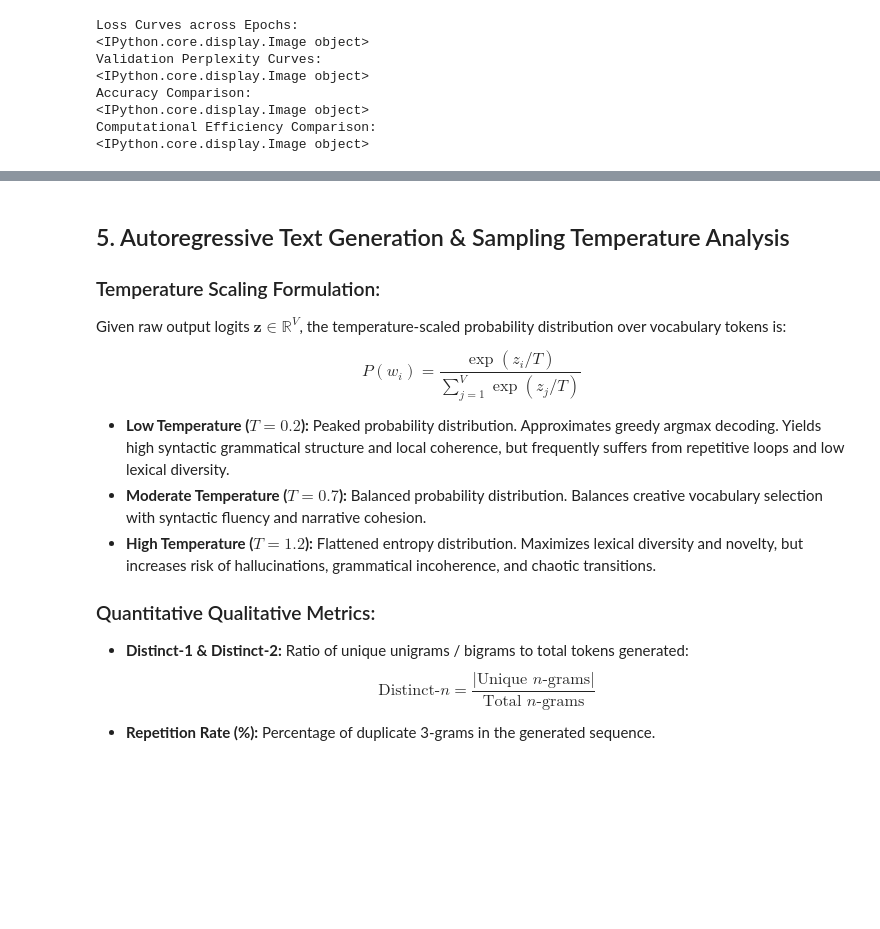
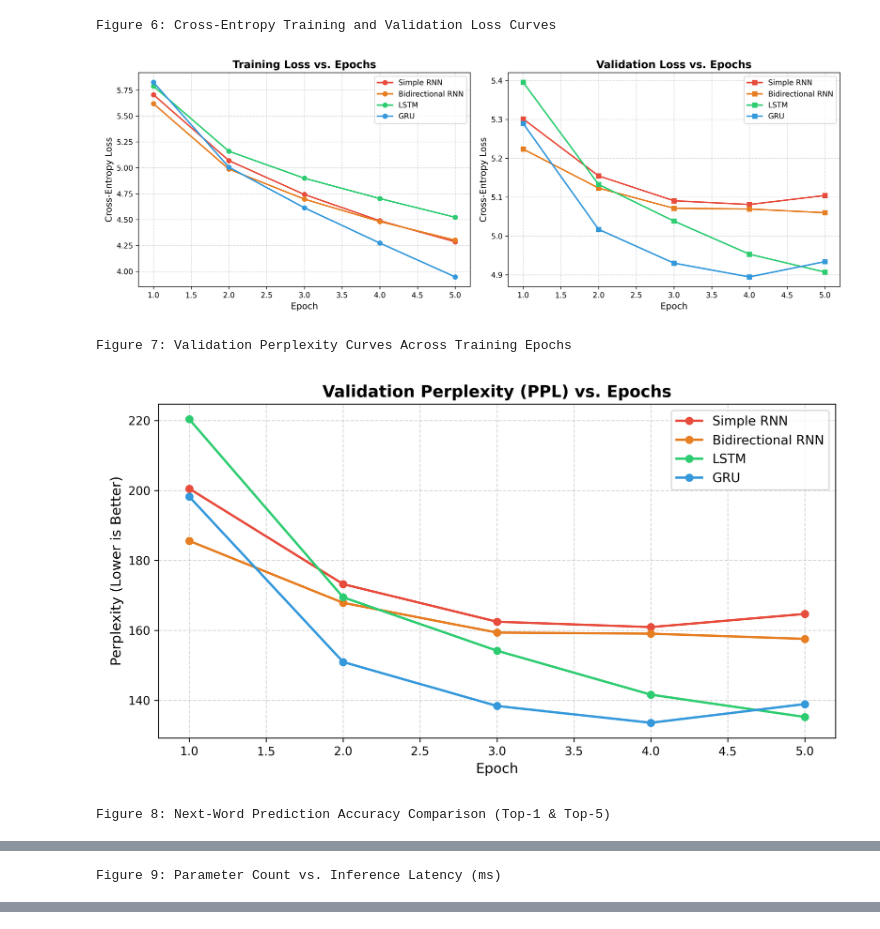
Before and after one commit to AkCodes23/FGAI_Assignment, a Jupyter notebook: notebooks/autoregressive_text_generation.ipynb, the cells around one changed output, grey strips where cells are left out. Saved outputs shown, nothing was run; the diff lists cells and outputs as text; code cells hidden in the pictures; blank space fills up the shorter version.

```diff
--- a/notebooks/autoregressive_text_generation.ipynb
+++ b/notebooks/autoregressive_text_generation.ipynb
@@ -327,28 +403,19 @@ display(metrics_df)
 # %%
-# Generate & display training curves
-plot_training_curves(histories, output_dir="../results")
-plot_perplexity_curves(histories, output_dir="../results")
-plot_comparative_bar_charts(metrics_df, output_dir="../results")
-
-from IPython.display import Image, display
-
-print("Loss Curves across Epochs:")
+# Display Comparative Evaluation Figures
+print("Figure 6: Cross-Entropy Training and Validation Loss Curves")
 display(Image(filename="../results/loss_curves.png"))
 
-print("Validation Perplexity Curves:")
+print("\nFigure 7: Validation Perplexity Curves Across Training Epochs")
 display(Image(filename="../results/perplexity_curves.png"))
 
-print("Accuracy Comparison:")
+print("\nFigure 8: Next-Word Prediction Accuracy Comparison (Top-1 & Top-5)")
 display(Image(filename="../results/accuracy_comparison.png"))
 
-print("Computational Efficiency Comparison:")
+print("\nFigure 9: Parameter Count vs. Inference Latency (ms)")
 display(Image(filename="../results/efficiency_comparison.png"))
 # %% [output]
-Loss Curves across Epochs:
-<IPython.core.display.Image object>
-Validation Perplexity Curves:
-<IPython.core.display.Image object>
-Accuracy Comparison:
-<IPython.core.display.Image object>
-Computational Efficiency Comparison:
-<IPython.core.display.Image object>
+Figure 6: Cross-Entropy Training and Validation Loss Curves
+[figure, added]
+Figure 7: Validation Perplexity Curves Across Training Epochs
+[figure, added]
+Figure 8: Next-Word Prediction Accuracy Comparison (Top-1 & Top-5)
@@ -354,0 +423 @@ Computational Efficiency Comparison:
+Figure 9: Parameter Count vs. Inference Latency (ms)
@@ -355,16 +424,0 @@ Computational Efficiency Comparison:
-# %% [markdown]
-## 5. Autoregressive Text Generation & Sampling Temperature Analysis
-
-### Temperature Scaling Formulation:
-Given raw output logits $\mathbf{z} \in \mathbb{R}^V$, the temperature-scaled probability distribution over vocabulary tokens is:
-
-$$P(w_i) = \frac{\exp(z_i / T)}{\sum_{j=1}^V \exp(z_j / T)}$$
-
-- **Low Temperature ($T = 0.2$):** Peaked probability distribution. Approximates greedy argmax decoding. Yields high syntactic grammatical structure and local coherence, but frequently suffers from repetitive loops and low lexical diversity.
-- **Moderate Temperature ($T = 0.7$):** Balanced probability distribution. Balances creative vocabulary selection with syntactic fluency and narrative cohesion.
-- **High Temperature ($T = 1.2$):** Flattened entropy distribution. Maximizes lexical diversity and novelty, but increases risk of hallucinations, grammatical incoherence, and chaotic transitions.
-
-### Quantitative Qualitative Metrics:
-- **Distinct-1 & Distinct-2:** Ratio of unique unigrams / bigrams to total tokens generated:
-  $$\text{Distinct-}n = \frac{|\text{Unique } n\text{-grams}|}{\text{Total } n\text{-grams}}$$
-- **Repetition Rate (%):** Percentage of duplicate 3-grams in the generated sequence.
```
Also changed, not shown: parts of 24 cells of this notebook, 16 other files.
